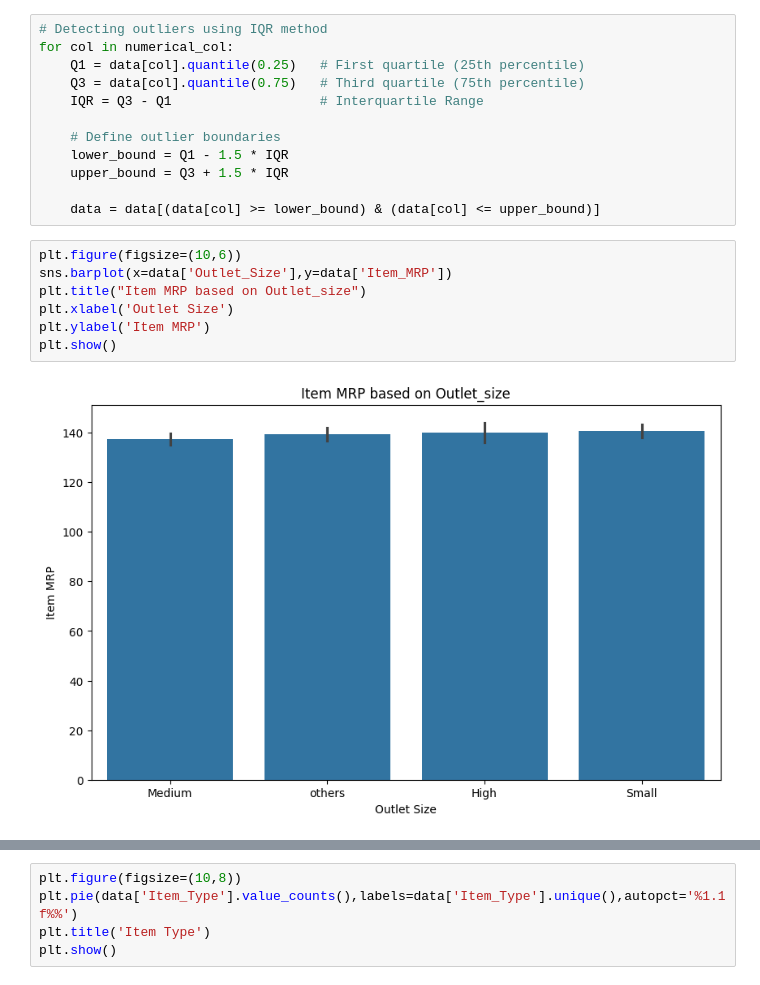
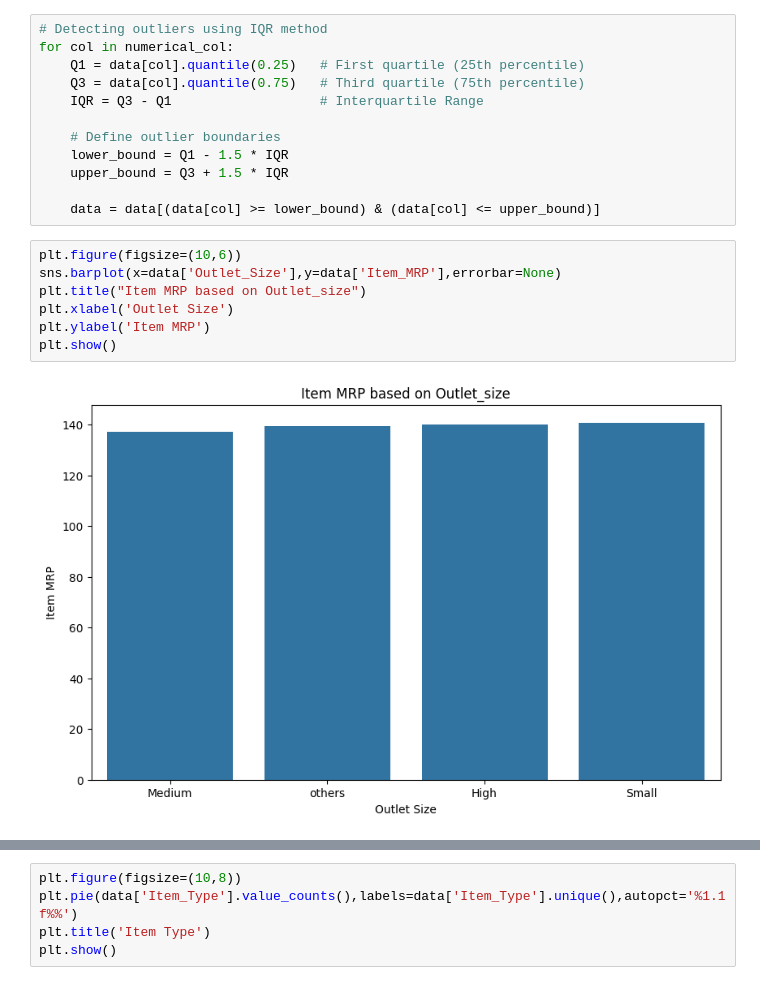
Before and after one commit to Alibubere/BigMart_Sales_Analysis, a Jupyter notebook: BigMart_Sales_Analysis.ipynb, the cells around one changed output, grey strips where cells are left out. Cells and saved outputs as stored; diff of their text form.

```diff
--- a/BigMart_Sales_Analysis.ipynb
+++ b/BigMart_Sales_Analysis.ipynb
@@ -103,12 +103,12 @@ for col in numerical_col:
     data = data[(data[col] >= lower_bound) & (data[col] <= upper_bound)]
 # %%
 plt.figure(figsize=(10,6))
-sns.barplot(x=data['Outlet_Size'],y=data['Item_MRP'])
+sns.barplot(x=data['Outlet_Size'],y=data['Item_MRP'],errorbar=None)
 plt.title("Item MRP based on Outlet_size")
 plt.xlabel('Outlet Size')
 plt.ylabel('Item MRP')
 plt.show()
 # %% [output]
-[figure, old version]
+[figure, new version]
 # %%
 plt.figure(figsize=(10,6))
```
Also changed, not shown: parts of 13 cells of this notebook.
